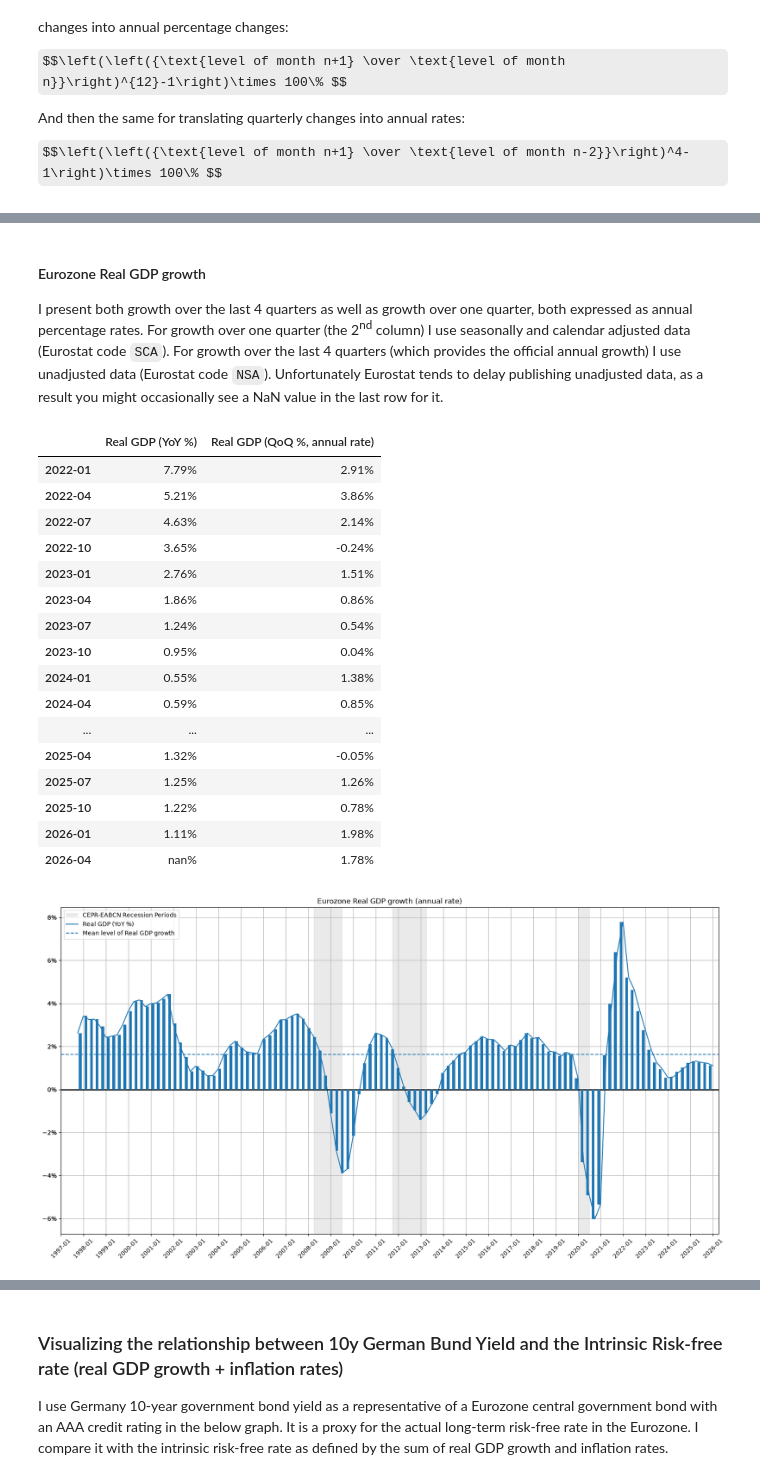
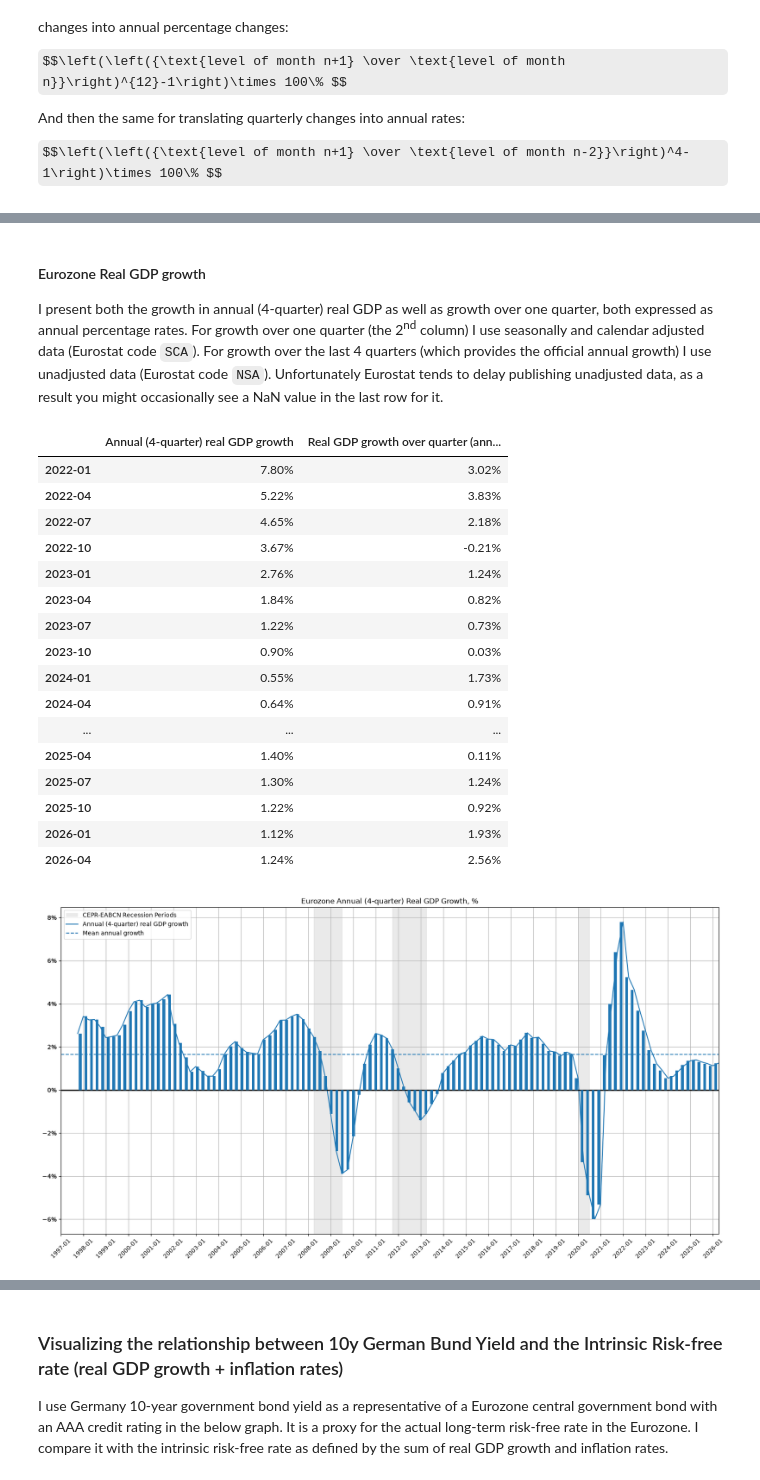
Before and after one commit to ilchen/EU_Economic_Data_Analysis, a Jupyter notebook: HICP_and_ECB_Rates.ipynb, the cells around one changed output, grey strips where cells are left out. Drawn from its saved outputs; the diff is of its cells as text; code cells hidden in the pictures; some formulas as TeX source.

```diff
--- a/HICP_and_ECB_Rates.ipynb
+++ b/HICP_and_ECB_Rates.ipynb
@@ -122,13 +122,13 @@ real_gdp = real_gdp.set_axis(pd.DatetimeIndex(real_gdp.index, 'QS'))
 # at an annual rate
 real_gdp_quarterly = ((real_gdp.iloc[:,1]/real_gdp.iloc[:,1].shift(1)).pow(4)-1)
 real_gdp = real_gdp.iloc[:,:1]
-real_gdp.rename(columns={'EA': 'Real GDP (YoY %)'}, inplace=True)
+real_gdp.rename(columns={'EA': 'Annual (4-quarter) real GDP growth'}, inplace=True)
 
 # To calculate the annual rate of GDP growth I sum up the non-seasonally adjusted GDP over the last 4 quarters.
 # If Eurostat were publishing seasonally adjusted GDP data at annual volumes (as is the case in the US),
 # I could calculate the mean over the past 4 quarters and use it as the actual annual GDP.
 real_gdp = real_gdp.rolling(4).sum().pct_change(4, fill_method=None)
-real_gdp['Real GDP (QoQ %, annual rate)'] = real_gdp_quarterly
+real_gdp['Real GDP growth over quarter (annualized)'] = real_gdp_quarterly
 real_gdp = real_gdp.loc['1997':]
 real_gdp.columns.names = [None]
 # %%
@@ -243,6 +243,6 @@ eu_hicp_df.tail(18).style.format_index(IDX_FORMAT).format('{:.2%}')\
 # %% [markdown]
 #### Eurozone Real GDP growth
-I present both growth over the last 4 quarters as well as growth over one quarter, both expressed as annual percentage rates. For growth over one quarter (the 2<sup>nd</sup> column) I use seasonally and calendar adjusted data (Eurostat code `SCA`). For growth over the last 4 quarters (which provides the official annual growth) I use unadjusted data (Eurostat code `NSA`). Unfortunately Eurostat tends to delay publishing unadjusted data, as a result you might occasionally see a NaN value in the last row for it.
+I present both the growth in annual (4-quarter) real GDP as well as growth over one quarter, both expressed as annual percentage rates. For growth over one quarter (the 2<sup>nd</sup> column) I use seasonally and calendar adjusted data (Eurostat code `SCA`). For growth over the last 4 quarters (which provides the official annual growth) I use unadjusted data (Eurostat code `NSA`). Unfortunately Eurostat tends to delay publishing unadjusted data, as a result you might occasionally see a NaN value in the last row for it.
 # %%
 # real_gdp.loc['2020':]
 real_gdp.tail(18).style.format_index(IDX_FORMAT).format('{:.2%}')\
@@ -250,34 +250,35 @@ real_gdp.tail(18).style.format_index(IDX_FORMAT).format('{:.2%}')\
     .set_table_styles([{'selector': 'th', 'props': 'text-align: right; width: 100px'}])\
     .background_gradient(cmap=cm)
 # %% [output]
-|  | Real GDP (YoY %) | Real GDP (QoQ %, annual rate) |
-| 2022-01 | 7.79% | 2.91% |
-| 2022-04 | 5.21% | 3.86% |
-| 2022-07 | 4.63% | 2.14% |
-| 2022-10 | 3.65% | -0.24% |
-| 2023-01 | 2.76% | 1.51% |
-| 2023-04 | 1.86% | 0.86% |
-| 2023-07 | 1.24% | 0.54% |
-| 2023-10 | 0.95% | 0.04% |
-| 2024-01 | 0.55% | 1.38% |
-| 2024-04 | 0.59% | 0.85% |
+|  | Annual (4-quarter) real GDP growth | Real GDP growth over quarter (ann... |
+| 2022-01 | 7.80% | 3.02% |
+| 2022-04 | 5.22% | 3.83% |
+| 2022-07 | 4.65% | 2.18% |
+| 2022-10 | 3.67% | -0.21% |
+| 2023-01 | 2.76% | 1.24% |
+| 2023-04 | 1.84% | 0.82% |
+| 2023-07 | 1.22% | 0.73% |
+| 2023-10 | 0.90% | 0.03% |
+| 2024-01 | 0.55% | 1.73% |
+| 2024-04 | 0.64% | 0.91% |
 | ... | ... | ... |
-| 2025-04 | 1.32% | -0.05% |
-| 2025-07 | 1.25% | 1.26% |
-| 2025-10 | 1.22% | 0.78% |
-| 2026-01 | 1.11% | 1.98% |
-| 2026-04 | nan% | 1.78% |
+| 2025-04 | 1.40% | 0.11% |
+| 2025-07 | 1.30% | 1.24% |
+| 2025-10 | 1.22% | 0.92% |
+| 2026-01 | 1.12% | 1.93% |
+| 2026-04 | 1.24% | 2.56% |
 # %%
-ax = real_gdp.iloc[:,0].plot(figsize=(20,10), grid=True, title='Eurozone Real GDP growth (annual rate)',
+ax = real_gdp.iloc[:,0].plot(figsize=(20,10), grid=True, title='Eurozone Annual (4-quarter) Real GDP Growth, %',
                    xticks=real_gdp.index[::4], xlabel='', rot=45)#, yticks=np.arange(-.15, .2, 0.025))
 ax.axhline(y=0, lw=2, c='k')
 ax.yaxis.set_major_formatter(mtick.PercentFormatter(1, decimals=0))
 ax2 = ax.twiny()
-real_gdp.iloc[:,0].plot.bar(ax=ax2, xlabel='', legend=False, x_compat=True)
-ax.axhline(y=real_gdp.iloc[:,0].mean(), ls='--', c='#1f77b4', label='Mean level of Real GDP growth')
+with pd.plotting.plot_params.use("x_compat", True):
+    real_gdp.iloc[:,0].plot.bar(ax=ax2, xlabel='', legend=False)
+ax.axhline(y=real_gdp.iloc[:,0].mean(), ls='--', c='#1f77b4', label='Mean annual growth')
 add_recession_shading(ax, recessions, label='CEPR-EABCN Recession Periods')
 ax2.xaxis.set_major_locator(mtick.NullLocator())
 _ = ax.set_xticklabels(list(map('{:%Y-%m}'.format, real_gdp.index[::4])))
 # %% [output]
-[figure, old version]
+[figure, new version]
 # %%
```
Also changed, not shown: parts of 25 cells of this notebook, 1 other file.
